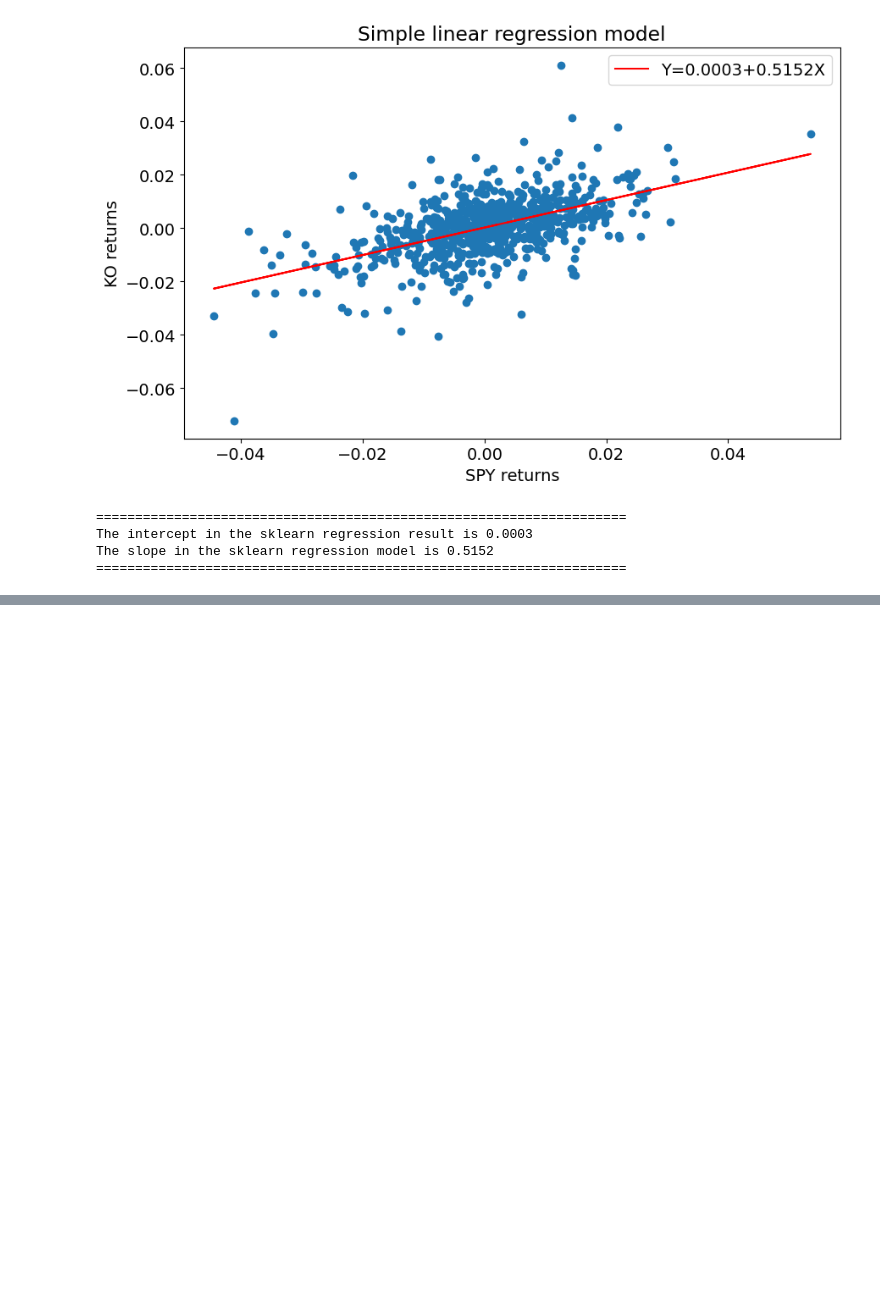
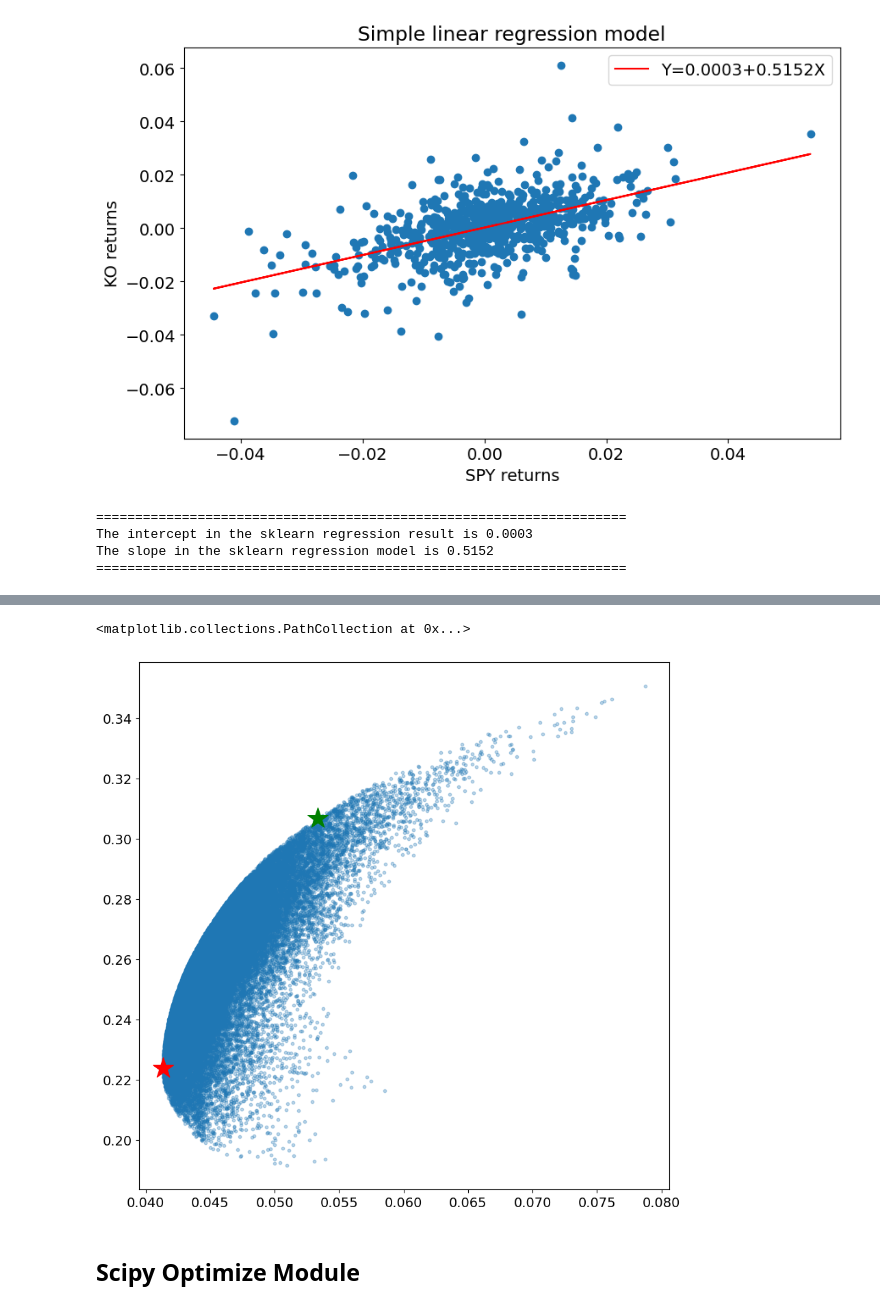
Before and after one commit to StreakingJerry/Preterm, a Jupyter notebook: Week4/Preterm_Python_Week4_SourceCodes.ipynb, the cells around one changed output, grey strips where cells are left out. Drawn from its saved outputs; the diff is of its cells as text; code cells hidden in the pictures; blank space fills up the shorter version.

```diff
--- a/Week4/Preterm_Python_Week4_SourceCodes.ipynb
+++ b/Week4/Preterm_Python_Week4_SourceCodes.ipynb
@@ -738,0 +771,5 @@ SyntaxError: unterminated string literal (detected at line 3) (3037035772.py, li
+# %%
+# Finding the optimal portfolio
+optimal_risky_port = portfolios.iloc[((portfolios['Returns']-
+rf)/np.sqrt(portfolios['Variances'])).idxmax()]
+optimal_risky_port
@@ -739,3 +800,16 @@ SyntaxError: unterminated string literal (detected at line 3) (3037035772.py, li
+# %%
+# Plotting optimal portfolio
+plt.subplots(figsize=(10, 10))
+plt.scatter(portfolios['Variances'], portfolios['Returns'],marker='o', s=10,
+alpha=0.3)
+plt.scatter(min_var_port[1], min_var_port[0], color='r', marker='*', s=500)
+plt.scatter(optimal_risky_port[1], optimal_risky_port[0], color='g', marker='*',
+s=500)
+# %% [output]
+<matplotlib.collections.PathCollection at 0x...>
+[figure, added]
+# %% [markdown]
+## Scipy Optimize Module
 # %%
 import scipy.optimize as opt
 # %%
```
Also changed, not shown: parts of 24 cells of this notebook.
